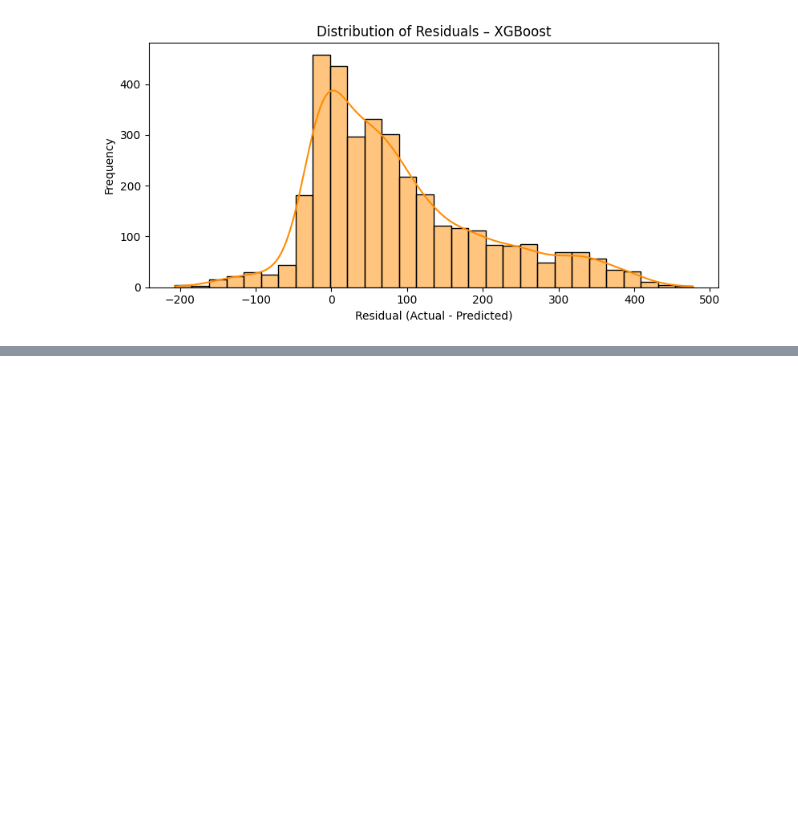
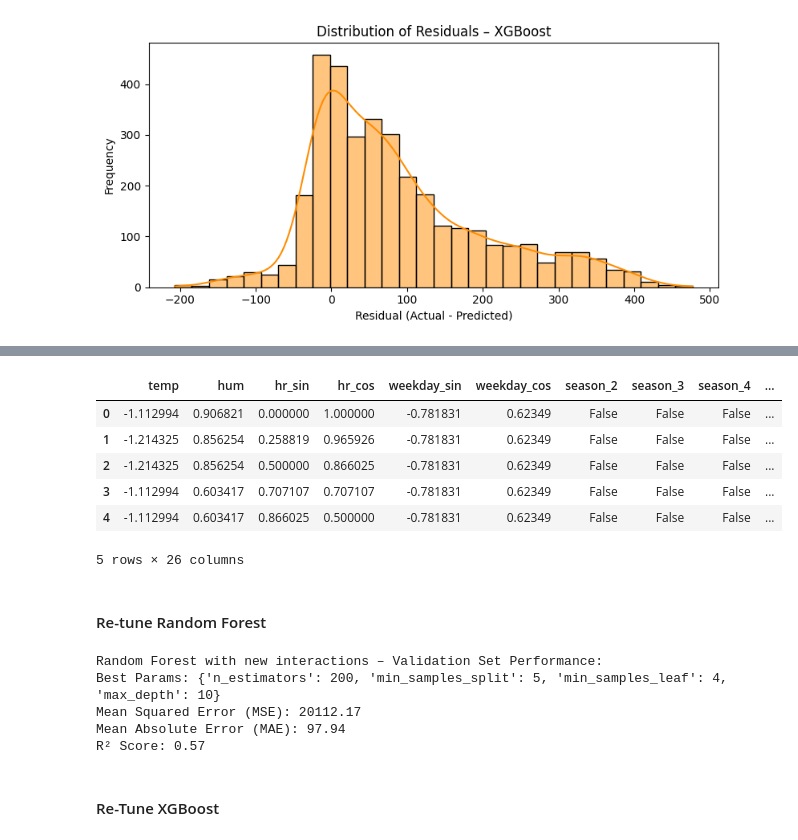
Before and after one commit to gregfu05/ML-fundamentals-2025_ASSIGNEMENT_2, a Jupyter notebook: Assignement_2_Gregorio_Santi_Furnari.ipynb, the cells around one changed output, grey strips where cells are left out. Saved outputs shown, nothing was run; the diff lists cells and outputs as text; code cells hidden in the pictures; blank space fills up the shorter version.

Commit message:
have to re tune the models after adding the squared features but i have to wait cos my mac is overwhelmed

```diff
--- a/Assignement_2_Gregorio_Santi_Furnari.ipynb
+++ b/Assignement_2_Gregorio_Santi_Furnari.ipynb
@@ -697,0 +722,14 @@ plt.show()
+# %%
+# Rejoin 'cnt' column to full training set
+X_train['cnt'] = y_train
+
+# Remove outliers using IQR method
+Q1 = X_train['cnt'].quantile(0.25)
+Q3 = X_train['cnt'].quantile(0.75)
+IQR = Q3 - Q1
+lower = Q1 - 1.5 * IQR
+upper = Q3 + 1.5 * IQR
+X_train_cleaned = X_train[(X_train['cnt'] >= lower) & (X_train['cnt'] <= upper)]
+
+# Separate features and target again
+y_train_cleaned = X_train_cleaned.pop('cnt')
@@ -697,0 +738,15 @@ plt.show()
+# %%
+param_grid_rf = {
+    'n_estimators': [100, 200, 300],
+    'max_depth': [10, 20, 30, None],
+    'min_samples_split': [2, 5, 10],
+    'min_samples_leaf': [1, 2, 4]
+}
+
+# Initialize model and perform Randomized Search
+rf_clean = RandomForestRegressor(random_state=42)
+rs_rf_clean = RandomizedSearchCV(rf_clean, param_grid_rf, cv=5, n_iter=50, random_state=42, n_jobs=-1)
+rs_rf_clean.fit(X_train_cleaned, y_train_cleaned)
+
+# Best model
+best_rf_clean = rs_rf_clean.best_estimator_
@@ -697,0 +829,50 @@ plt.show()
+# %%
+# 1. Add new interaction features
+X_train_cleaned['hrsin_x_temp'] = X_train_cleaned['hr_sin'] * X_train_cleaned['temp']
+X_train_cleaned['hrcos_x_hum'] = X_train_cleaned['hr_cos'] * X_train_cleaned['hum']
+X_val['hrsin_x_temp'] = X_val['hr_sin'] * X_val['temp']
+X_val['hrcos_x_hum'] = X_val['hr_cos'] * X_val['hum']
+# %%
+X_train_cleaned.head()
+# %% [output]
+|  | temp | hum | hr_sin | hr_cos | weekday_sin | weekday_cos | season_2 | season_3 | season_4 | ... |
+| 0 | -1.112994 | 0.906821 | 0.000000 | 1.000000 | -0.781831 | 0.62349 | False | False | False | ... |
+| 1 | -1.214325 | 0.856254 | 0.258819 | 0.965926 | -0.781831 | 0.62349 | False | False | False | ... |
+| 2 | -1.214325 | 0.856254 | 0.500000 | 0.866025 | -0.781831 | 0.62349 | False | False | False | ... |
+| 3 | -1.112994 | 0.603417 | 0.707107 | 0.707107 | -0.781831 | 0.62349 | False | False | False | ... |
+| 4 | -1.112994 | 0.603417 | 0.866025 | 0.500000 | -0.781831 | 0.62349 | False | False | False | ... |
+5 rows × 26 columns
+# %% [markdown]
+#### Re-tune Random Forest
+# %%
+# 2. Re-tune Random Forest
+param_grid_rf = {
+    'n_estimators': [100, 200, 300],
+    'max_depth': [10, 20, None],
+    'min_samples_split': [2, 5, 10],
+    'min_samples_leaf': [1, 2, 4]
+}
+
+rf = RandomForestRegressor(random_state=42)
+rf_search = RandomizedSearchCV(rf, param_distributions=param_grid_rf, cv=5, n_iter=50, random_state=42, n_jobs=-1)
+rf_search.fit(X_train_cleaned, y_train_cleaned)
+best_rf = rf_search.best_estimator_
+
+y_val_pred_rf = best_rf.predict(X_val)
+mse_rf = mean_squared_error(y_val, y_val_pred_rf)
+mae_rf = mean_absolute_error(y_val, y_val_pred_rf)
+r2_rf = r2_score(y_val, y_val_pred_rf)
+
+print("Random Forest with new interactions – Validation Set Performance:")
+print("Best Params:", rf_search.best_params_)
+print(f"Mean Squared Error (MSE): {mse_rf:.2f}")
+print(f"Mean Absolute Error (MAE): {mae_rf:.2f}")
+print(f"R² Score: {r2_rf:.2f}")
+# %% [output]
+Random Forest with new interactions – Validation Set Performance:
+Best Params: {'n_estimators': 200, 'min_samples_split': 5, 'min_samples_leaf': 4, 'max_depth': 10}
+Mean Squared Error (MSE): 20112.17
+Mean Absolute Error (MAE): 97.94
+R² Score: 0.57
+# %% [markdown]
+#### Re-Tune XGBoost
```
Also changed, not shown: parts of 25 cells of this notebook.
